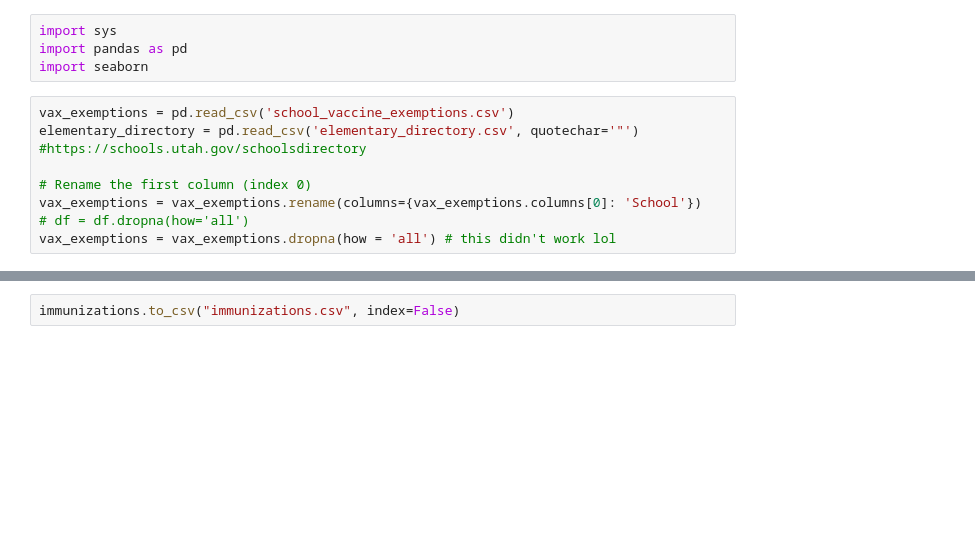
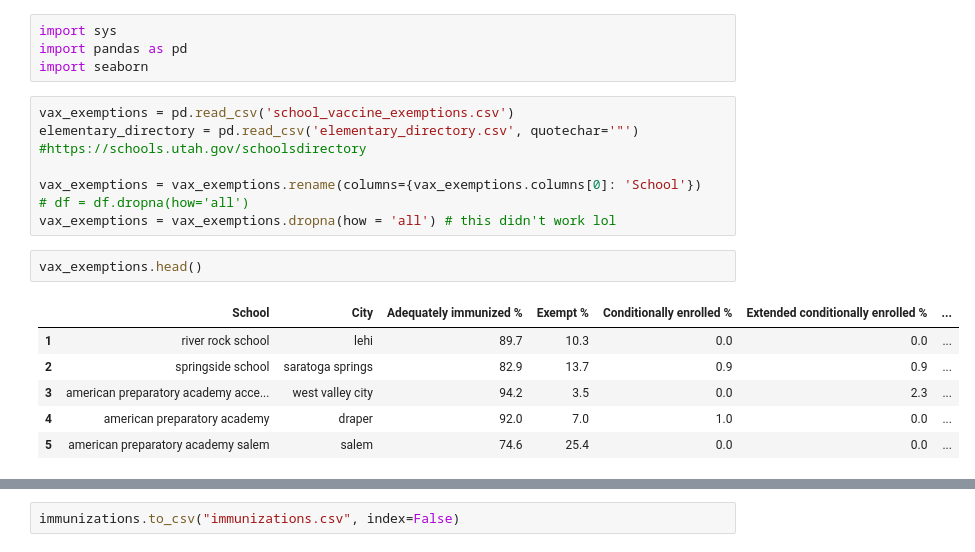
Before and after one commit to smleek/data_acquisition_blog, a Jupyter notebook: cleaning.ipynb, the cells around one changed output, grey strips where cells are left out. Saved outputs shown, nothing was run; the diff lists cells and outputs as text; blank space fills up the shorter version.

```diff
--- a/cleaning.ipynb
+++ b/cleaning.ipynb
@@ -7,7 +7,15 @@ vax_exemptions = pd.read_csv('school_vaccine_exemptions.csv')
 elementary_directory = pd.read_csv('elementary_directory.csv', quotechar='"')
 #https://schools.utah.gov/schoolsdirectory
 
-# Rename the first column (index 0)
 vax_exemptions = vax_exemptions.rename(columns={vax_exemptions.columns[0]: 'School'})
 # df = df.dropna(how='all')
 vax_exemptions = vax_exemptions.dropna(how = 'all') # this didn't work lol
+# %%
+vax_exemptions.head()
+# %% [output]
+|  | School | City | Adequately immunized % | Exempt % | Conditionally enrolled % | Extended conditionally enrolled % | ... |
+| 1 | river rock school | lehi | 89.7 | 10.3 | 0.0 | 0.0 | ... |
+| 2 | springside school | saratoga springs | 82.9 | 13.7 | 0.9 | 0.9 | ... |
+| 3 | american preparatory academy acce... | west valley city | 94.2 | 3.5 | 0.0 | 2.3 | ... |
+| 4 | american preparatory academy | draper | 92.0 | 7.0 | 1.0 | 0.0 | ... |
+| 5 | american preparatory academy salem | salem | 74.6 | 25.4 | 0.0 | 0.0 | ... |
```
Also changed, not shown: parts of 16 cells of this notebook, 2 other files.
